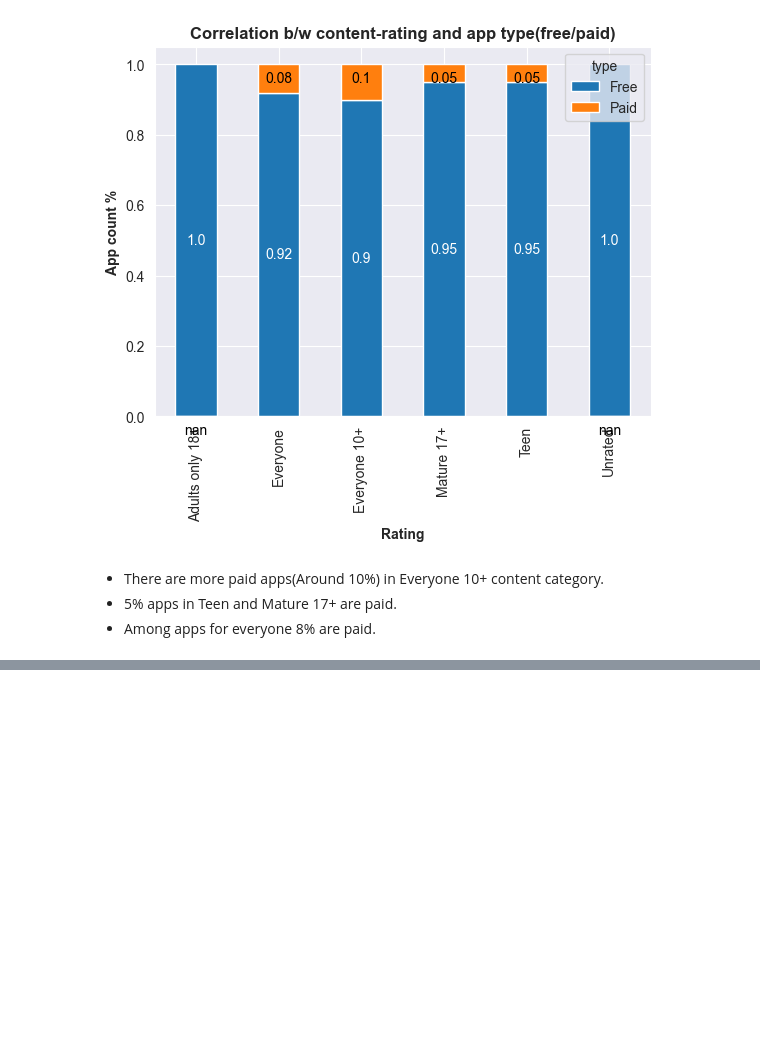
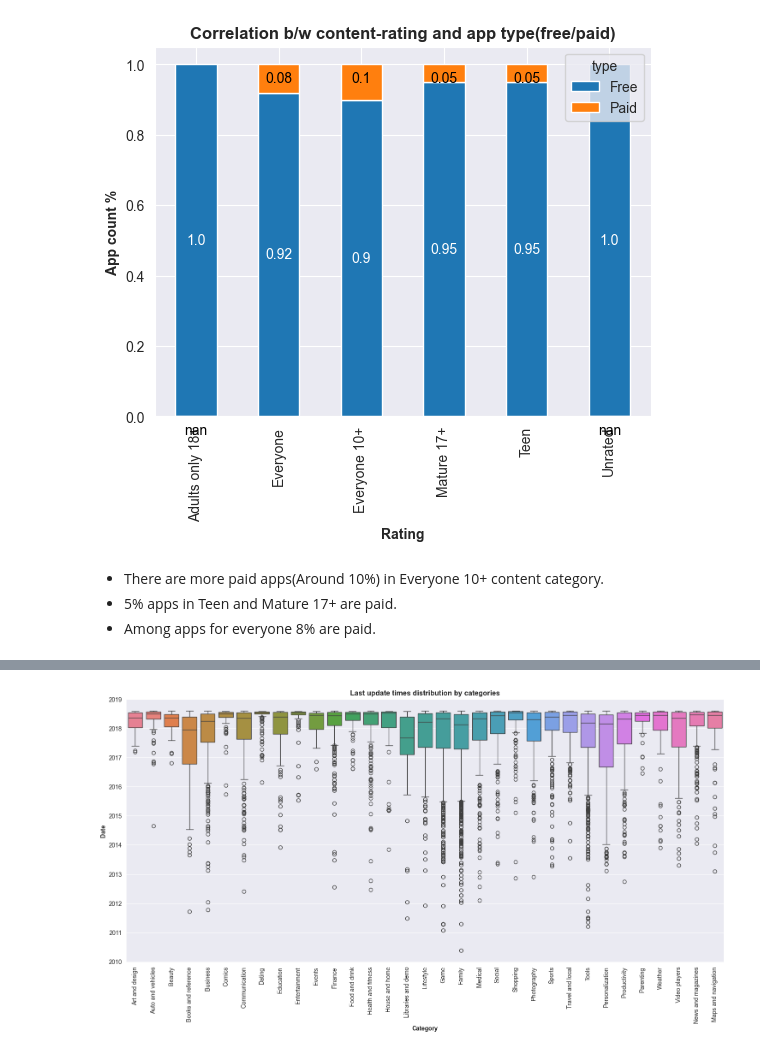
Before and after one commit to ali-bin-kashif/google-play-store-eda, a Jupyter notebook: google-play-store-eda.ipynb, the cells around one changed output, grey strips where cells are left out. Drawn from its saved outputs; the diff is of its cells as text; code cells hidden in the pictures; blank space fills up the shorter version.

```diff
--- a/google-play-store-eda.ipynb
+++ b/google-play-store-eda.ipynb
@@ -957,0 +990,8 @@ for i,container in enumerate(ax.containers):
+# %%
+set_size_style(18,8)
+ax = sns.boxplot(data=google_play_data, x='category', y='last_updated', hue='category')
+ax.tick_params('x', rotation=90)
+
+customize_plot(ax, 'Last update times distribution by categories', 'Category', 'Date', 12,10)
+# %% [output]
+[figure, added]
```
Also changed, not shown: parts of 19 cells of this notebook.
